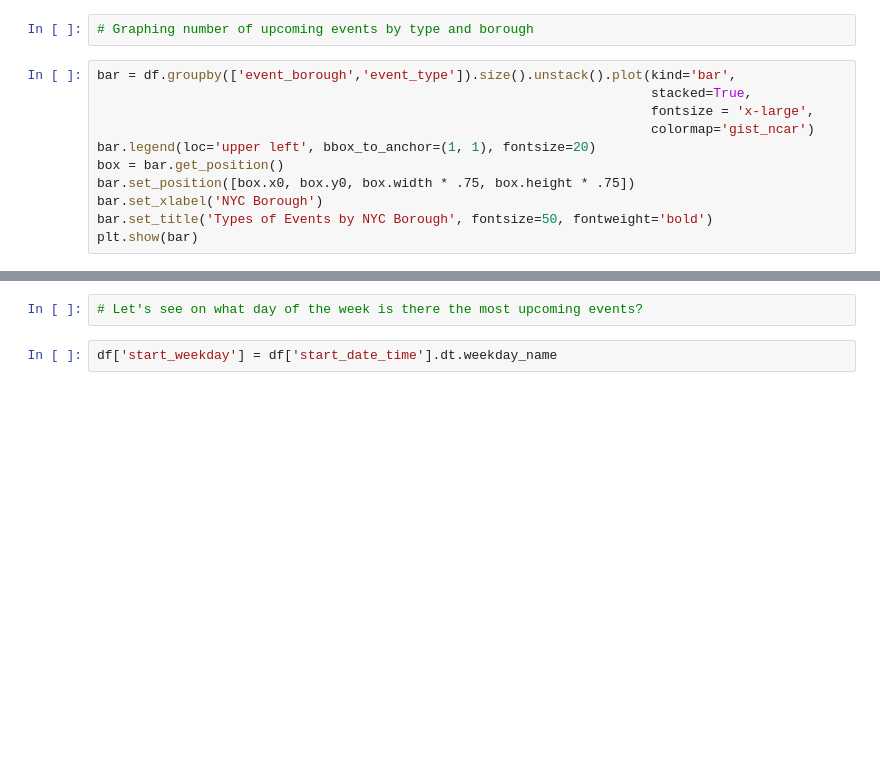
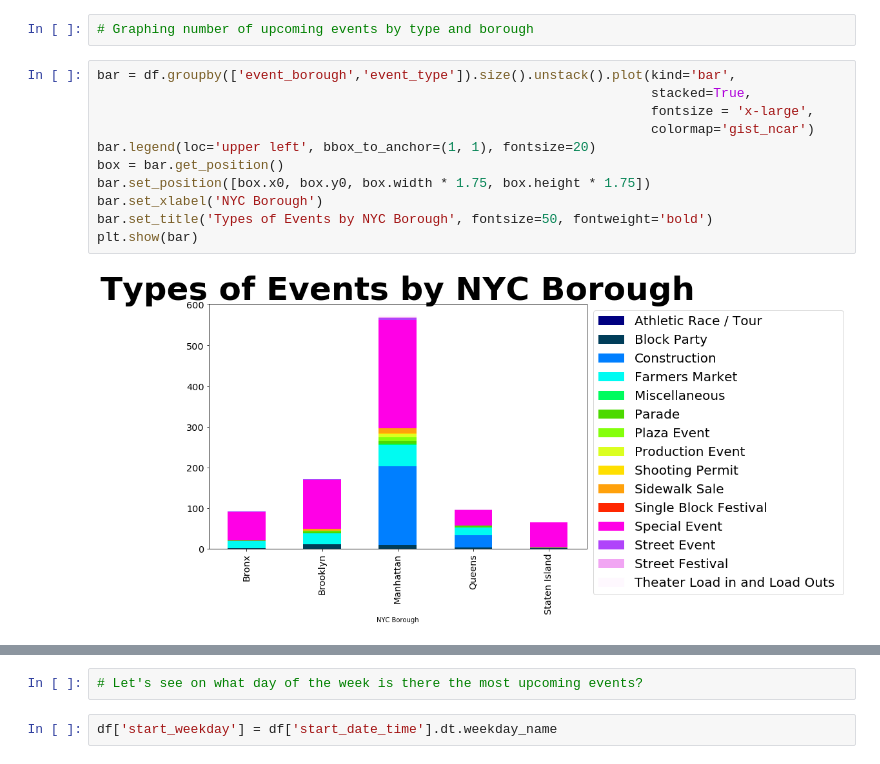
Before and after one commit to isobelsv/Assignments3, a Jupyter notebook: nyc_events_data_analysis.ipynb, the cells around one changed output, grey strips where cells are left out. Drawn from its saved outputs; the diff is of its cells as text; blank space fills up the shorter version.

```diff
--- a/nyc_events_data_analysis.ipynb
+++ b/nyc_events_data_analysis.ipynb
@@ -28,14 +73,16 @@ df.groupby(['event_borough','event_type']).size()
 # %%
 bar = df.groupby(['event_borough','event_type']).size().unstack().plot(kind='bar',
                                                                        stacked=True,
                                                                        fontsize = 'x-large',
                                                                        colormap='gist_ncar')
 bar.legend(loc='upper left', bbox_to_anchor=(1, 1), fontsize=20)
 box = bar.get_position()
-bar.set_position([box.x0, box.y0, box.width * .75, box.height * .75])
+bar.set_position([box.x0, box.y0, box.width * 1.75, box.height * 1.75])
 bar.set_xlabel('NYC Borough')
 bar.set_title('Types of Events by NYC Borough', fontsize=50, fontweight='bold')
 plt.show(bar)
+# %% [output]
+[figure, added]
 # %%
 #checking that the date times are perceived as such
 print(type(df['start_date_time'][3]))
```
Also changed, not shown: parts of 26 cells of this notebook.
